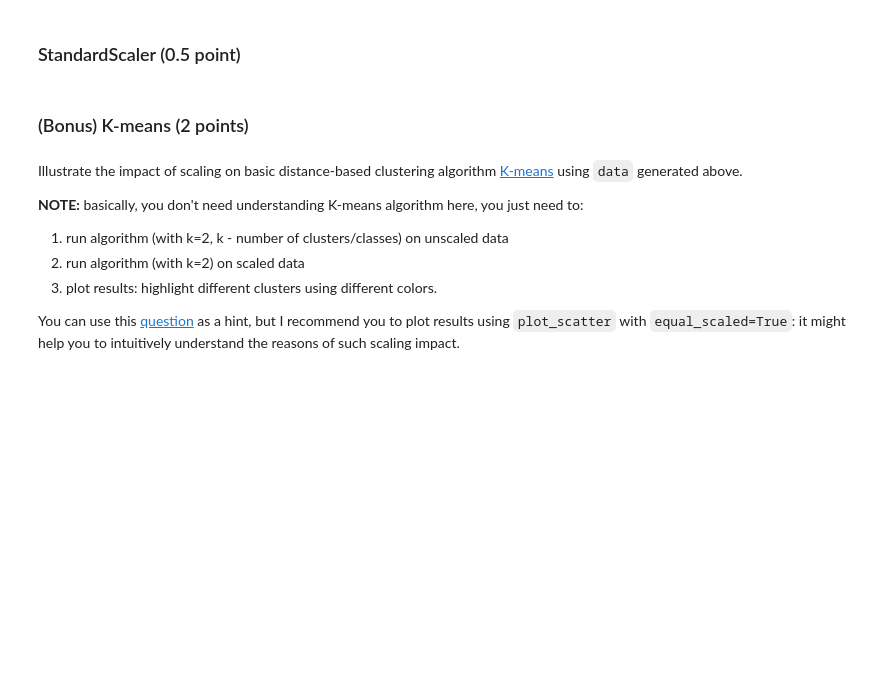
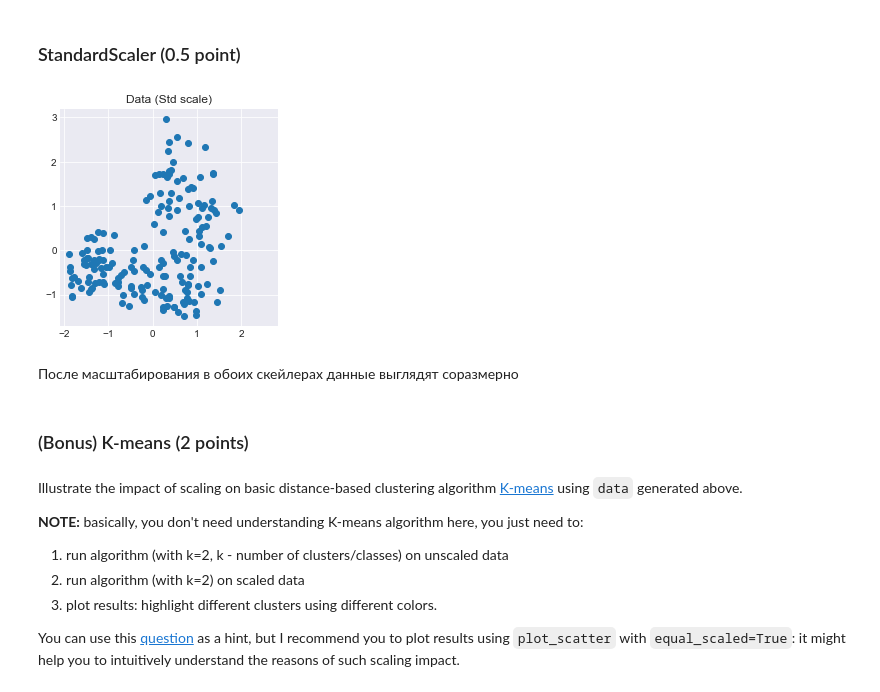
Before and after one commit to zappaz00/6_feature_engineering_selection, a Jupyter notebook: homework.ipynb, the cells around one changed output. Drawn from its saved outputs; the diff is of its cells as text; code cells hidden in the pictures; blank space fills up the shorter version.

```diff
--- a/homework.ipynb
+++ b/homework.ipynb
@@ -76,7 +109,7 @@ assert np.allclose(np.array(scale(wine_data)), StandardScaler().fit_transform(wi
 # %%
 # 2 points
 from sklearn.base import BaseEstimator, TransformerMixin
-class CustomScaler(BaseEstimator, TransformerMixin):
+class CustomStandardScaler(BaseEstimator, TransformerMixin):
     def __init__(self, copy=True, with_mean=True, with_std=True):
         self.copy = copy
         self.with_mean = with_mean
@@ -85,9 +118,9 @@ class CustomScaler(BaseEstimator, TransformerMixin):
     def fit(self, X, y=None): #y ignored like in StandardScaler
 
         np_X = np.array(X)
-        self.fitted_mean = np.mean(np_x, axis=0) if self.with_mean else 0
-        self.fitted_std = np.std(np_x, axis=0) if self.with_std else 1
-        self.fitted_std[self.fitted_std == 0] = 1 #защита от деления на 0
+        self.fitted_mean = np.mean(np_X, axis=0) if self.with_mean else 0
+        self.fitted_std = np.std(np_X, axis=0) if self.with_std else 1
+        self.fitted_std[np.abs(self.fitted_std) < np.finfo(float).eps] = 1 #защита от деления на 0
 
         return self
 
@@ -146,3 +233,10 @@ Perform `StandardScaling` and `MinMaxScaling` of original data; visualize result
+# %%
+wine_data_std = CustomStandardScaler().fit_transform(wine_data)
+plot_scatter(wine_data_std[:, 11], wine_data_std[:, 12], auto_scaled=False , title='Data (Std scale)')
+# %% [output]
+[figure, added]
+# %% [markdown]
+После масштабирования в обоих скейлерах данные выглядят соразмерно
 # %% [markdown]
 ### (Bonus) K-means (2 points)
 # %% [markdown]
```
Also changed, not shown: parts of 20 cells of this notebook.
